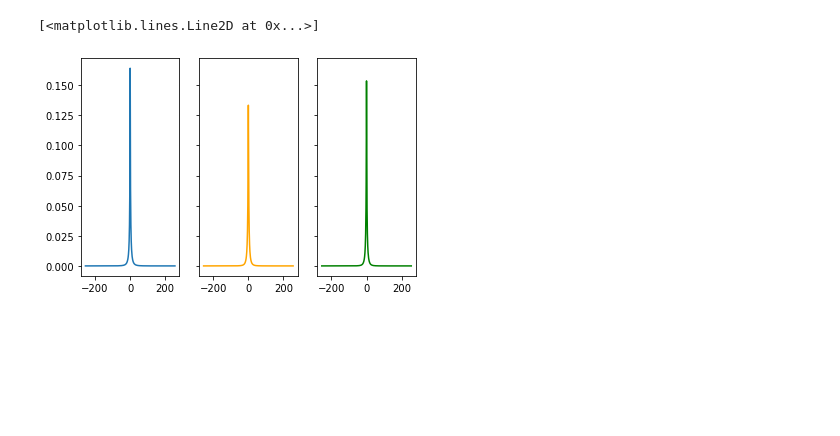
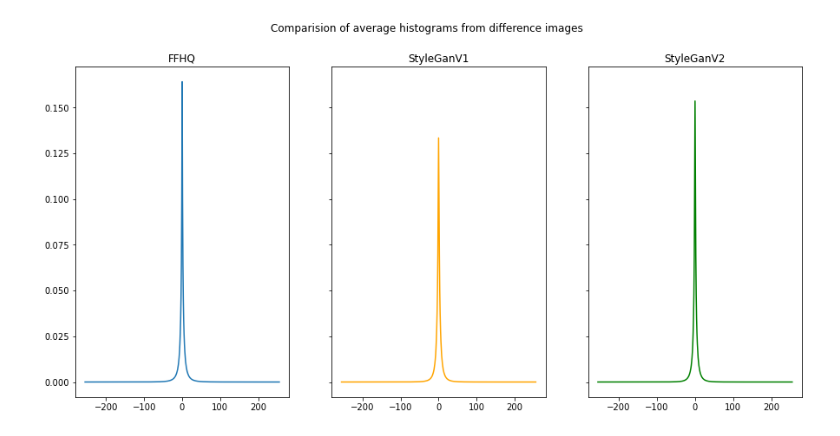
Before and after one commit to MarcinNawrocki/fake-faces-detector, a Jupyter notebook: src/notebooks/preprocessing/histogram_features.ipynb, the cells around one changed output. Saved outputs shown, nothing was run; the diff lists cells and outputs as text; code cells hidden in the pictures; blank space fills up the shorter version.

Commit message:
I10 Peek points comparision for histograms

```diff
--- a/src/notebooks/preprocessing/histogram_features.ipynb
+++ b/src/notebooks/preprocessing/histogram_features.ipynb
@@ -78,11 +100,16 @@ ax.legend(['FFHQ', 'Stylev1', 'Stylev2'], loc='upper right')
 # %%
-fig, axs = plt.subplots(ncols=3, sharey=True)
-axs[0].plot(list(bins), np_ffhq_avg_hist)
-axs[0].set_title('FFHQ')
-axs[1].plot(list(bins), np_style1_avg_hist, color="orange")
-axs[0].set_title('StyleGanV1')
-axs[2].plot(list(bins), np_style2_avg_hist, color="green")
-axs[0].set_title('StyleGanV2')
+# np_ffhq_avg_hist, bins = avg_hist_from_diff_img(SOURCE_DIR_FFHQ, max_number_of_images=1000)
+# np_style1_avg_hist, bins = avg_hist_from_diff_img(SOURCE_DIR_V1, max_number_of_images=1000)
+# np_style2_avg_hist, bins = avg_hist_from_diff_img(SOURCE_DIR_V2, max_number_of_images=1000)
+
+# fig, axs = plt.subplots(ncols=3, sharey=True, figsize=(15,7))
+# fig.suptitle('Comparision of average histograms from difference images')
+# axs[0].plot(list(bins), np_ffhq_avg_hist)
+# axs[0].set_title('FFHQ')
+# axs[1].plot(list(bins), np_style1_avg_hist, color="orange")
+# axs[1].set_title('StyleGanV1')
+# axs[2].plot(list(bins), np_style2_avg_hist, color="green")
+# axs[2].set_title('StyleGanV2')
+#fig.savefig('../../../exp/Histograms/Avg_comparision.png')
 # %% [output]
-[<matplotlib.lines.Line2D at 0x...>]
-[figure, old version]
+[figure, new version]
```
Also changed, not shown: parts of 7 cells of this notebook.
